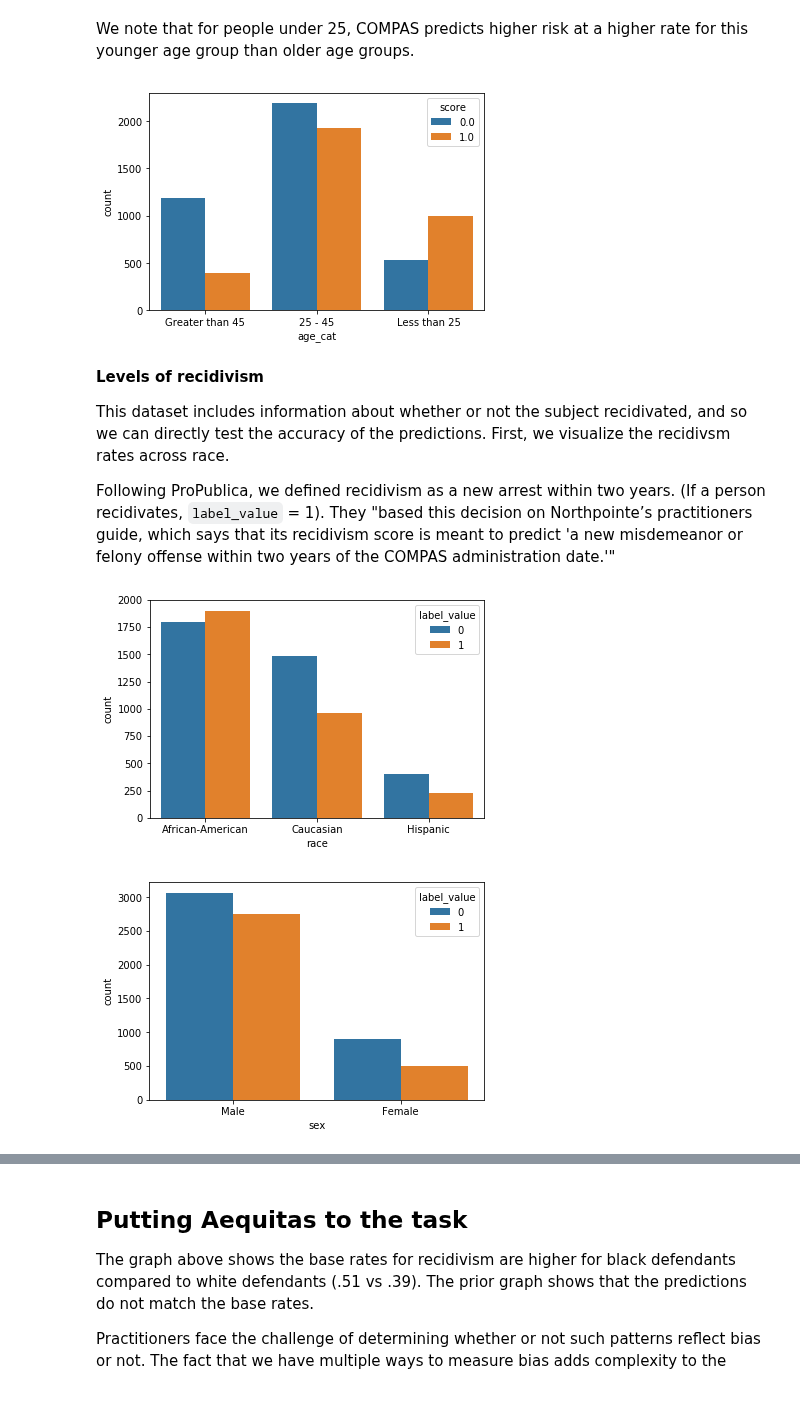
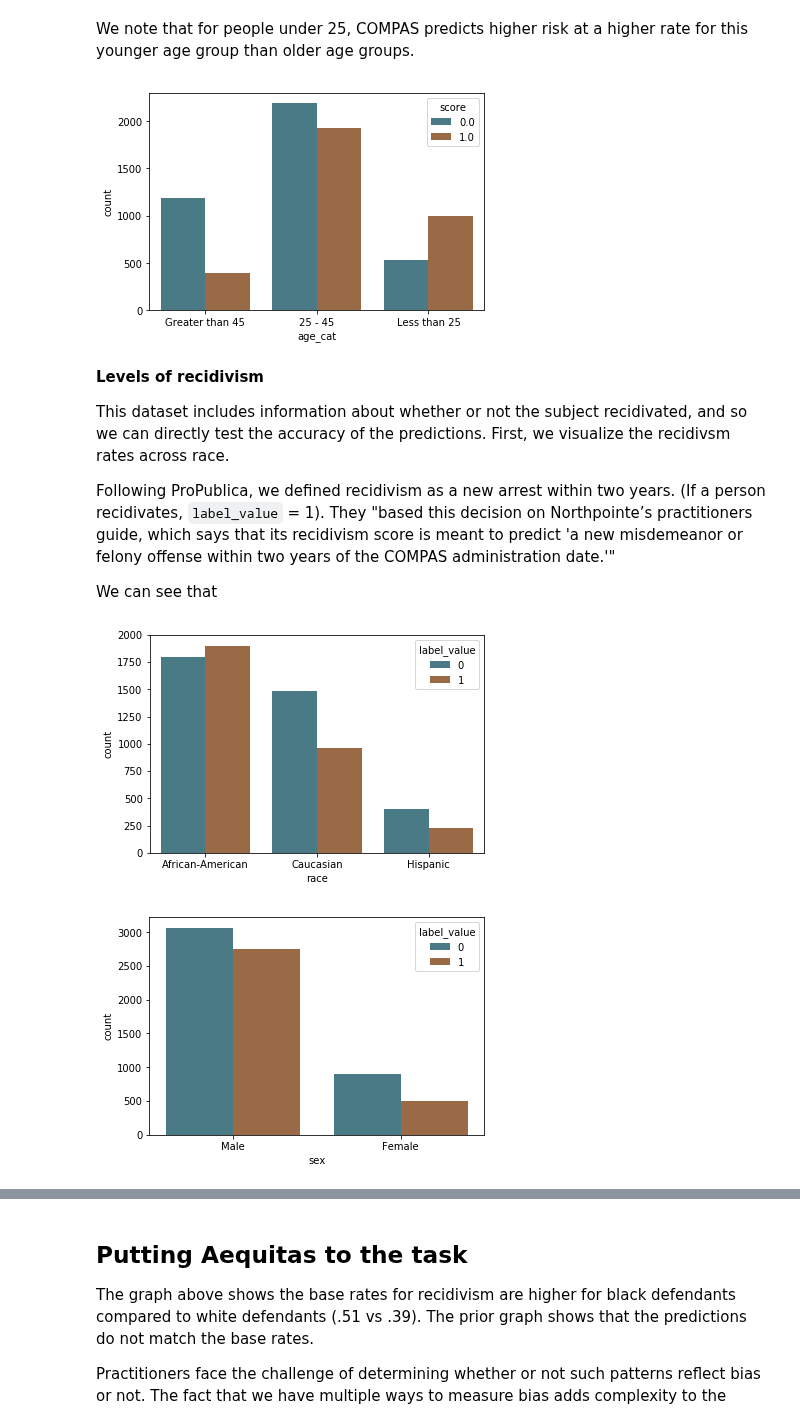
Before and after one commit to dssg/aequitas, a Jupyter notebook: docs/source/examples/compas_demo.ipynb, the cells around one changed output, grey strips where cells are left out. Cells and saved outputs as stored; diff of their text form; code cells hidden in the pictures.

```diff
--- a/docs/source/examples/compas_demo.ipynb
+++ b/docs/source/examples/compas_demo.ipynb
@@ -49 +57,3 @@ In the bar chart below, we see a large difference in how these scores are distri
+# %%
+aq_palette = sns.diverging_palette(215, 35, n=2)
 # %%
@@ -57,21 +67,23 @@ g = sns.countplot(x="sex", hue="score", data=df)
 # %% [markdown]
 We note that for people under 25, COMPAS predicts higher risk at a higher rate for this younger age group than older age groups.
 # %%
-g = sns.countplot(x="age_cat", hue="score", data=df)
+by_age = sns.countplot(x="age_cat", hue="score", data=df, palette=aq_palette)
 # %% [output]
-[figure, old version]
+[figure, new version]
 # %% [markdown]
 __Levels of recidivism__
 
 This dataset includes information about whether or not the subject recidivated, and so we can directly test the accuracy of the predictions. First, we visualize the recidivsm rates across race.
 
 Following ProPublica, we defined recidivism as a new arrest within two years. (If a person recidivates, `label_value` = 1). They "based this decision on Northpointe’s practitioners guide, which says that its recidivism score is meant to predict 'a new misdemeanor or felony offense within two years of the COMPAS administration date.'"
+
+We can see that
 # %%
-g = sns.countplot(x="race", hue="label_value", data=df[df.race.isin(['African-American', 'Caucasian', 'Hispanic'])])
+label_by_race = sns.countplot(x="race", hue="label_value", data=df[df.race.isin(['African-American', 'Caucasian', 'Hispanic'])], palette=aq_palette)
 # %% [output]
-[figure, old version]
+[figure, new version]
 # %%
-g = sns.countplot(x="sex", hue="label_value", data=df)
+label_by_age = sns.countplot(x="sex", hue="label_value", data=df, palette=aq_palette)
 # %% [output]
-[figure, old version]
+[figure, new version]
 # %%
```
Also changed, not shown: parts of 49 cells of this notebook.
